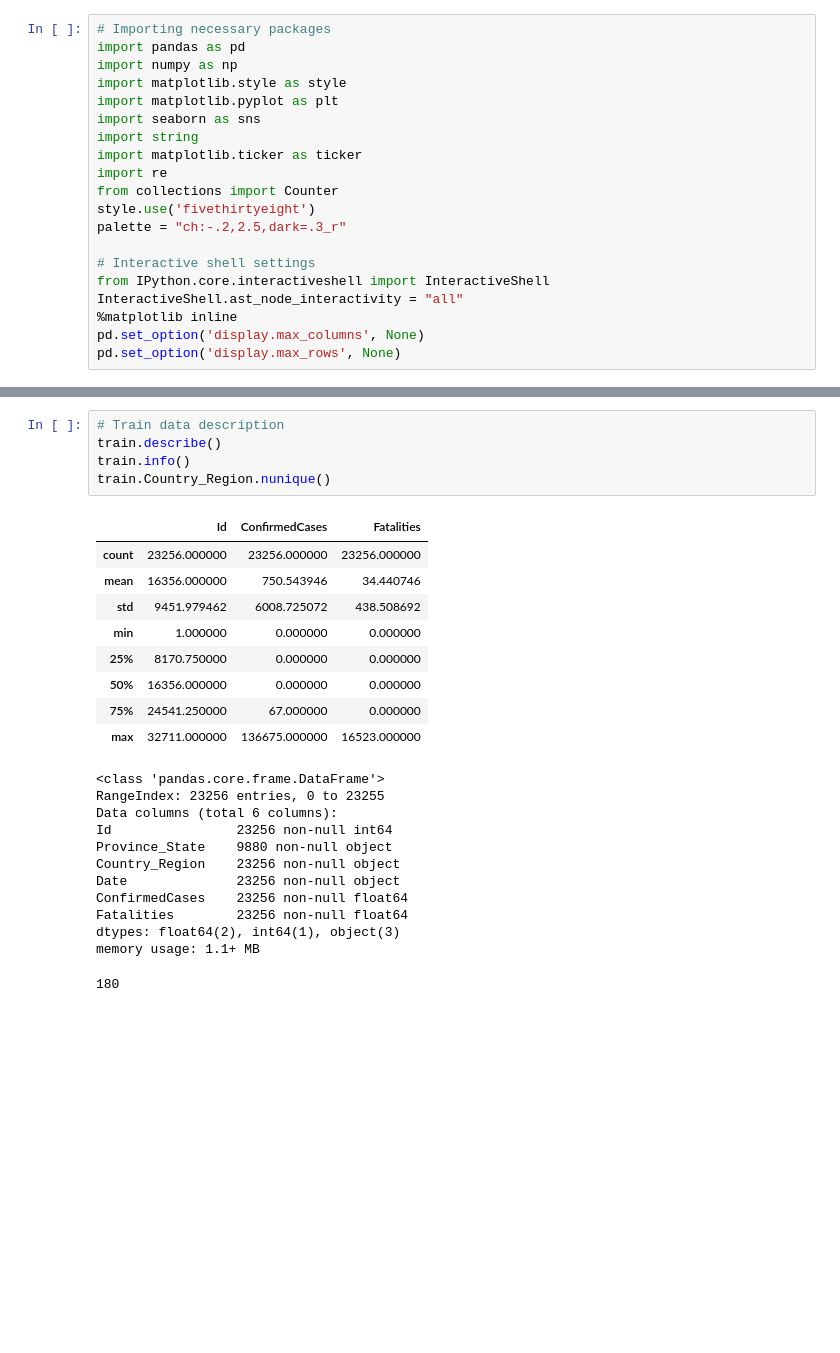
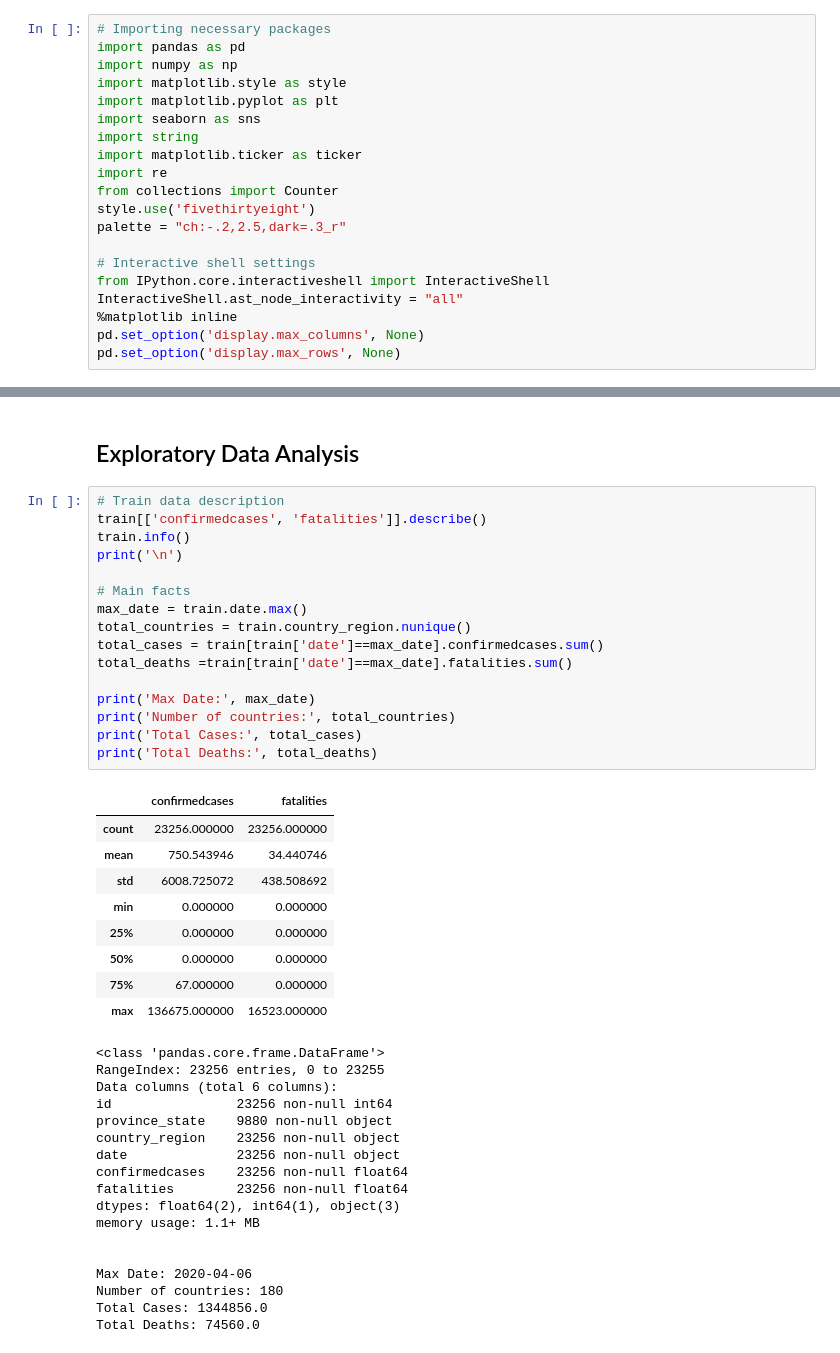
Before and after one commit to miketondu/covid_19_global_forecasting, a Jupyter notebook: COVID-19 Prediction.ipynb, the cells around one changed output, grey strips where cells are left out. Saved outputs shown, nothing was run; the diff lists cells and outputs as text; blank space fills up the shorter version.

```diff
--- a/COVID-19 Prediction.ipynb
+++ b/COVID-19 Prediction.ipynb
@@ -58,30 +67,48 @@ submission.head()
 | 2 | 3 | 1 | 1 |
 | 3 | 4 | 1 | 1 |
 | 4 | 5 | 1 | 1 |
-# %%
-# Train data description
-train.describe()
-train.info()
-train.Country_Region.nunique()
-# %% [output]
-|  | Id | ConfirmedCases | Fatalities |
-| count | 23256.000000 | 23256.000000 | 23256.000000 |
-| mean | 16356.000000 | 750.543946 | 34.440746 |
-| std | 9451.979462 | 6008.725072 | 438.508692 |
-| min | 1.000000 | 0.000000 | 0.000000 |
-| 25% | 8170.750000 | 0.000000 | 0.000000 |
-| 50% | 16356.000000 | 0.000000 | 0.000000 |
-| 75% | 24541.250000 | 67.000000 | 0.000000 |
-| max | 32711.000000 | 136675.000000 | 16523.000000 |
-<class 'pandas.core.frame.DataFrame'>
-RangeIndex: 23256 entries, 0 to 23255
-Data columns (total 6 columns):
-Id                23256 non-null int64
-Province_State    9880 non-null object
-Country_Region    23256 non-null object
-Date              23256 non-null object
-ConfirmedCases    23256 non-null float64
-Fatalities        23256 non-null float64
-dtypes: float64(2), int64(1), object(3)
-memory usage: 1.1+ MB
-180
+# %% [markdown]
+## Exploratory Data Analysis
+# %%
+# Train data description
+train[['confirmedcases', 'fatalities']].describe()
+train.info()
+print('\n')
+
+# Main facts
+max_date = train.date.max()
+total_countries = train.country_region.nunique()
+total_cases = train[train['date']==max_date].confirmedcases.sum()
+total_deaths =train[train['date']==max_date].fatalities.sum()
+
+print('Max Date:', max_date)
+print('Number of countries:', total_countries)
+print('Total Cases:', total_cases)
+print('Total Deaths:', total_deaths)
+# %% [output]
+|  | confirmedcases | fatalities |
+| count | 23256.000000 | 23256.000000 |
+| mean | 750.543946 | 34.440746 |
+| std | 6008.725072 | 438.508692 |
+| min | 0.000000 | 0.000000 |
+| 25% | 0.000000 | 0.000000 |
+| 50% | 0.000000 | 0.000000 |
+| 75% | 67.000000 | 0.000000 |
+| max | 136675.000000 | 16523.000000 |
+<class 'pandas.core.frame.DataFrame'>
+RangeIndex: 23256 entries, 0 to 23255
+Data columns (total 6 columns):
+id                23256 non-null int64
+province_state    9880 non-null object
+country_region    23256 non-null object
+date              23256 non-null object
+confirmedcases    23256 non-null float64
+fatalities        23256 non-null float64
+dtypes: float64(2), int64(1), object(3)
+memory usage: 1.1+ MB
+
+
+Max Date: 2020-04-06
+Number of countries: 180
+Total Cases: 1344856.0
+Total Deaths: 74560.0
```
Also changed, not shown: parts of 4 cells of this notebook.
